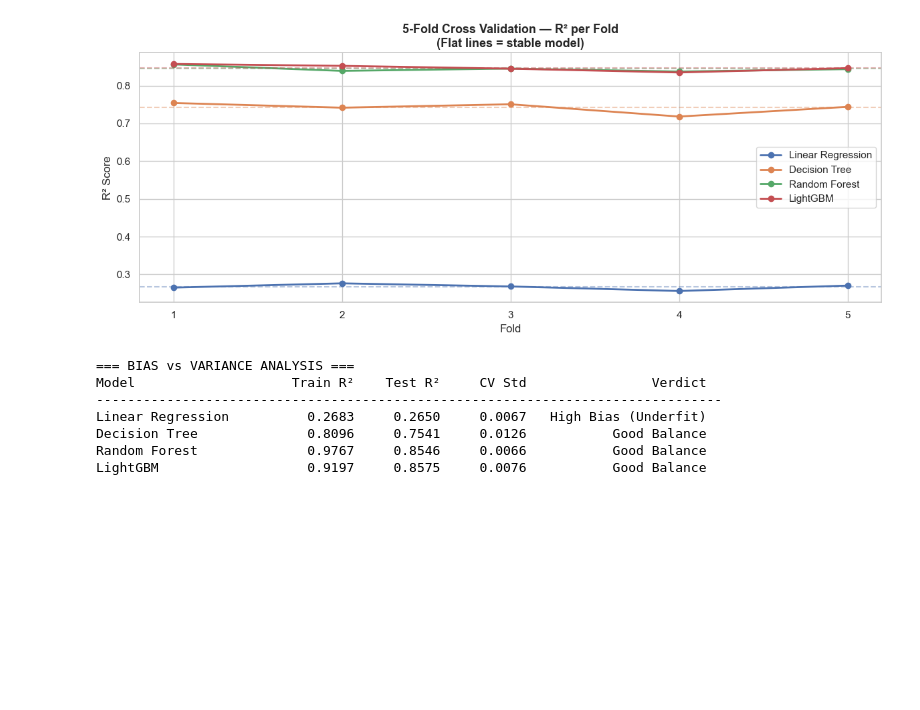
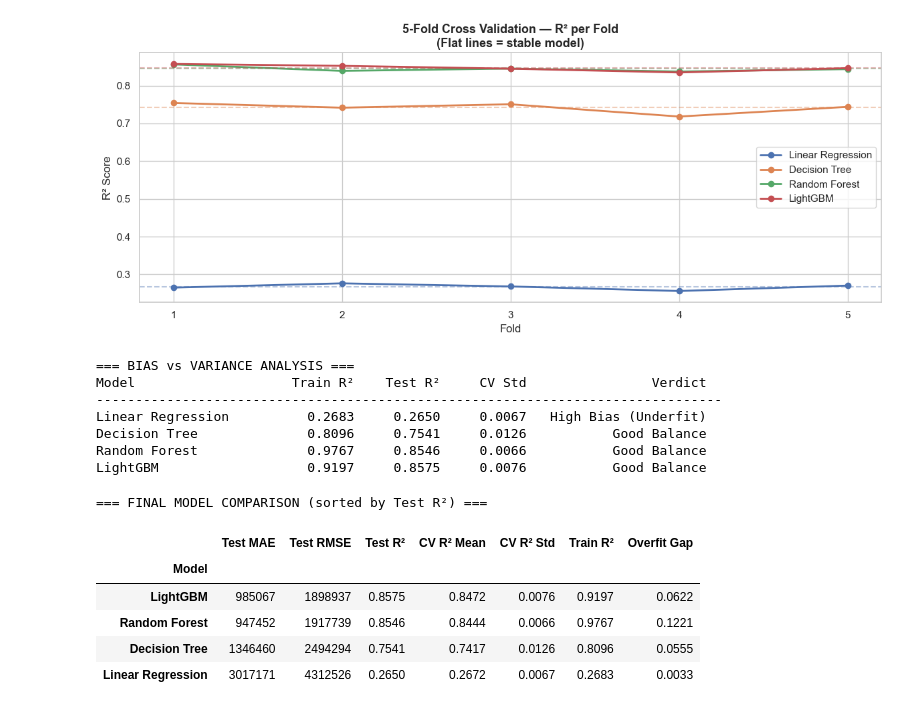
Before and after one commit to akila20040720/autoinsightcs70, a Jupyter notebook: model_training/model_testing.ipynb, the cells around one changed output. Drawn from its saved outputs; the diff is of its cells as text; code cells hidden in the pictures; blank space fills up the shorter version.

Commit message:
Add final model comparison summary table

```diff
--- a/model_training/model_testing.ipynb
+++ b/model_training/model_testing.ipynb
@@ -402,3 +402,29 @@ Linear Regression          0.2683     0.2650     0.0067   High Bias (Underfit)
 Decision Tree              0.8096     0.7541     0.0126           Good Balance
 Random Forest              0.9767     0.8546     0.0066           Good Balance
 LightGBM                   0.9197     0.8575     0.0076           Good Balance
+# %%
+summary_rows = []
+for name, r in results.items():
+    summary_rows.append({
+        'Model'       : name,
+        'Test MAE'    : round(r['test_mae']),
+        'Test RMSE'   : round(r['test_rmse']),
+        'Test R²'     : round(r['test_r2'], 4),
+        'CV R² Mean'  : round(cv_results[name].mean(), 4),
+        'CV R² Std'   : round(cv_results[name].std(), 4),
+        'Train R²'    : round(r['train_r2'], 4),
+        'Overfit Gap' : round(r['train_r2'] - r['test_r2'], 4),
+    })
+
+summary_df = pd.DataFrame(summary_rows).set_index('Model')
+summary_df = summary_df.sort_values('Test R²', ascending=False)
+print('=== FINAL MODEL COMPARISON (sorted by Test R²) ===')
+summary_df
+# %% [output]
+=== FINAL MODEL COMPARISON (sorted by Test R²) ===
+|  | Test MAE | Test RMSE | Test R² | CV R² Mean | CV R² Std | Train R² | Overfit Gap |
+| Model |  |  |  |  |  |  |  |
+| LightGBM | 985067 | 1898937 | 0.8575 | 0.8472 | 0.0076 | 0.9197 | 0.0622 |
+| Random Forest | 947452 | 1917739 | 0.8546 | 0.8444 | 0.0066 | 0.9767 | 0.1221 |
+| Decision Tree | 1346460 | 2494294 | 0.7541 | 0.7417 | 0.0126 | 0.8096 | 0.0555 |
+| Linear Regression | 3017171 | 4312526 | 0.2650 | 0.2672 | 0.0067 | 0.2683 | 0.0033 |
```
